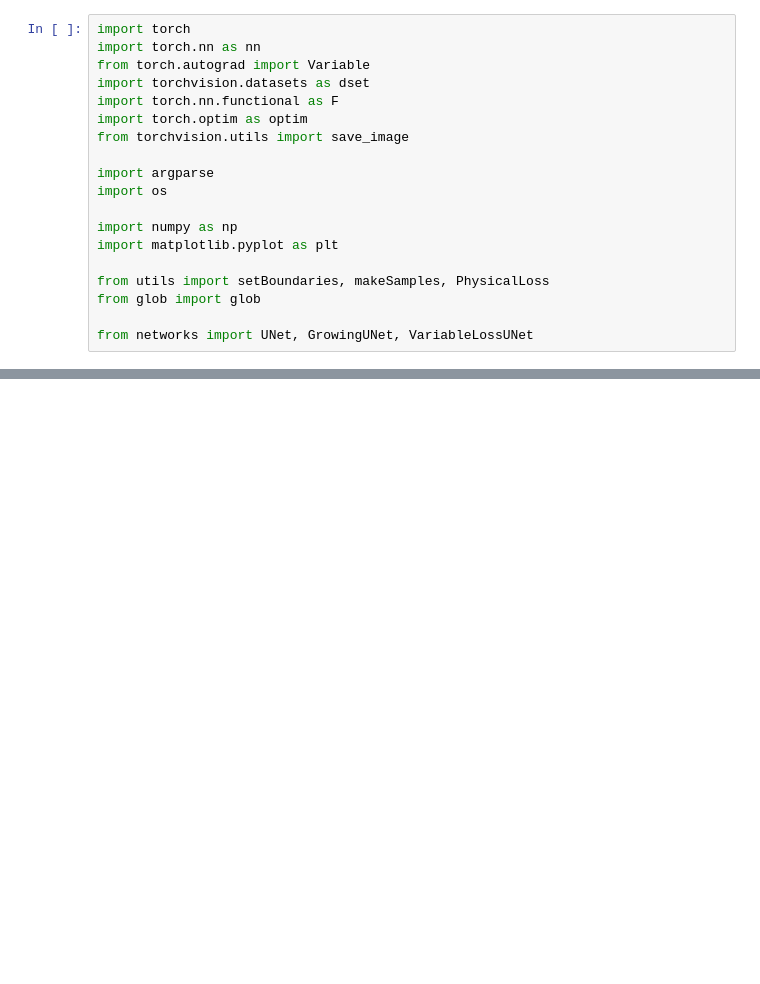
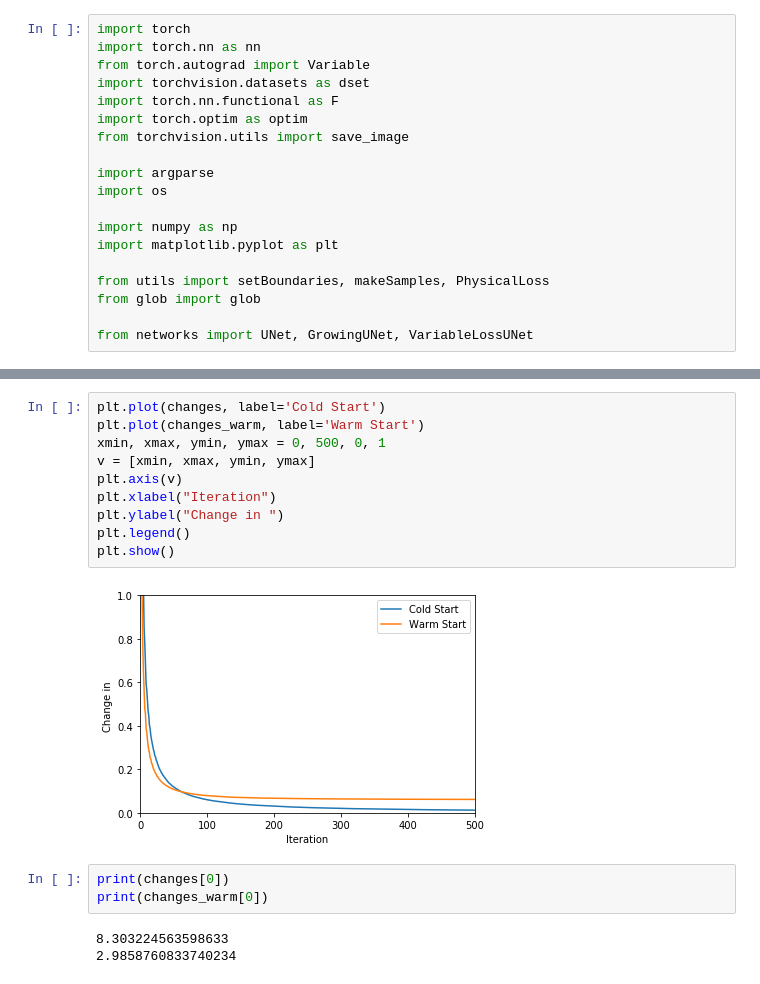
Before and after one commit to sharma409/physics_informed_heat_loss, a Jupyter notebook: warm_start.ipynb, the cells around one changed output, grey strips where cells are left out. Cells and saved outputs as stored; diff of their text form; blank space fills up the shorter version.

```diff
--- a/warm_start.ipynb
+++ b/warm_start.ipynb
@@ -288,0 +159,18 @@ KeyboardInterrupt:
+# %%
+plt.plot(changes, label='Cold Start')
+plt.plot(changes_warm, label='Warm Start')
+xmin, xmax, ymin, ymax = 0, 500, 0, 1
+v = [xmin, xmax, ymin, ymax]
+plt.axis(v)
+plt.xlabel("Iteration")
+plt.ylabel("Change in ")
+plt.legend()
+plt.show()
+# %% [output]
+[figure, added]
+# %%
+print(changes[0])
+print(changes_warm[0])
+# %% [output]
+8.303224563598633
+2.9858760833740234
```
Also changed, not shown: parts of 5 cells of this notebook, 1 other file.
